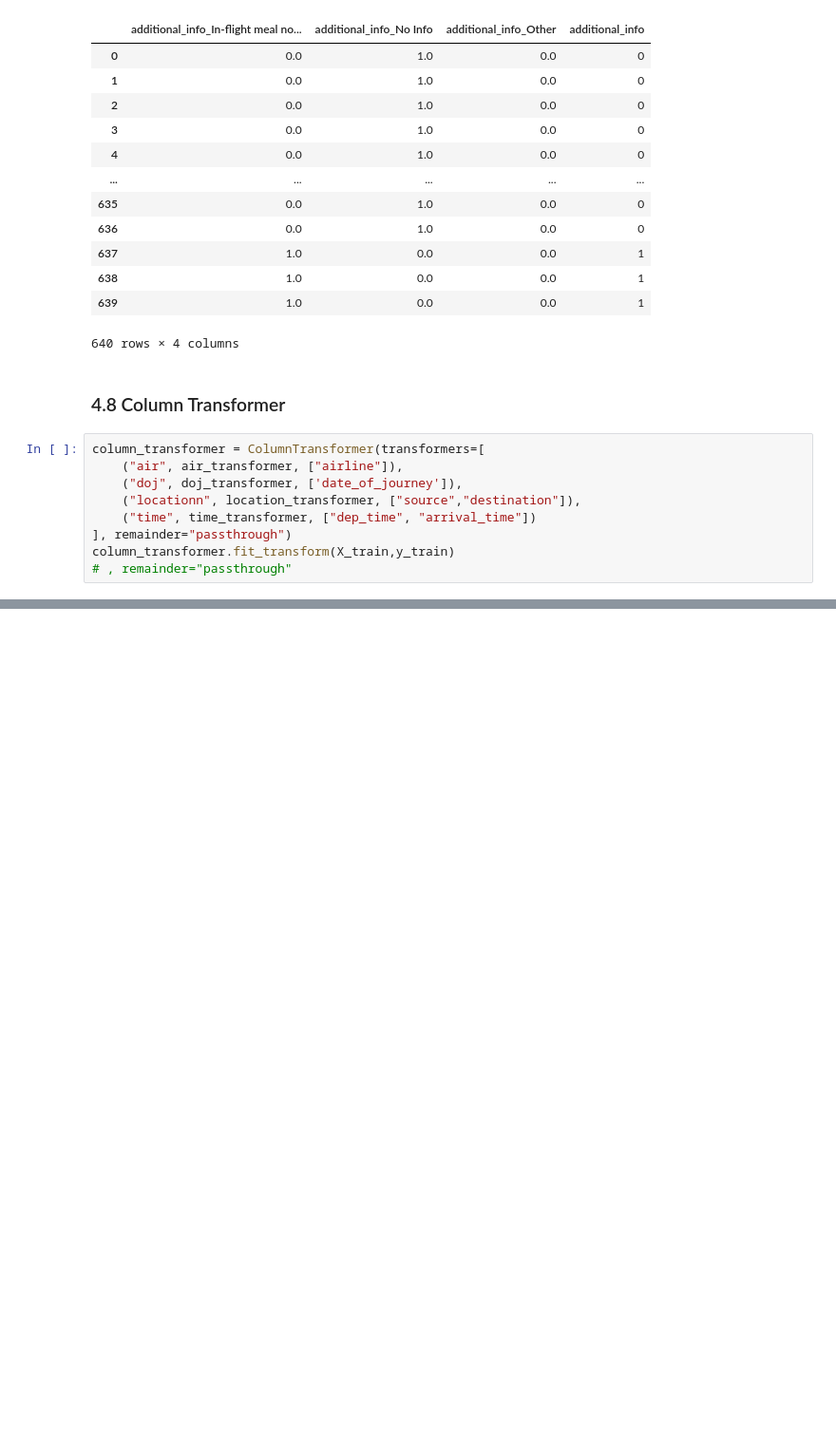
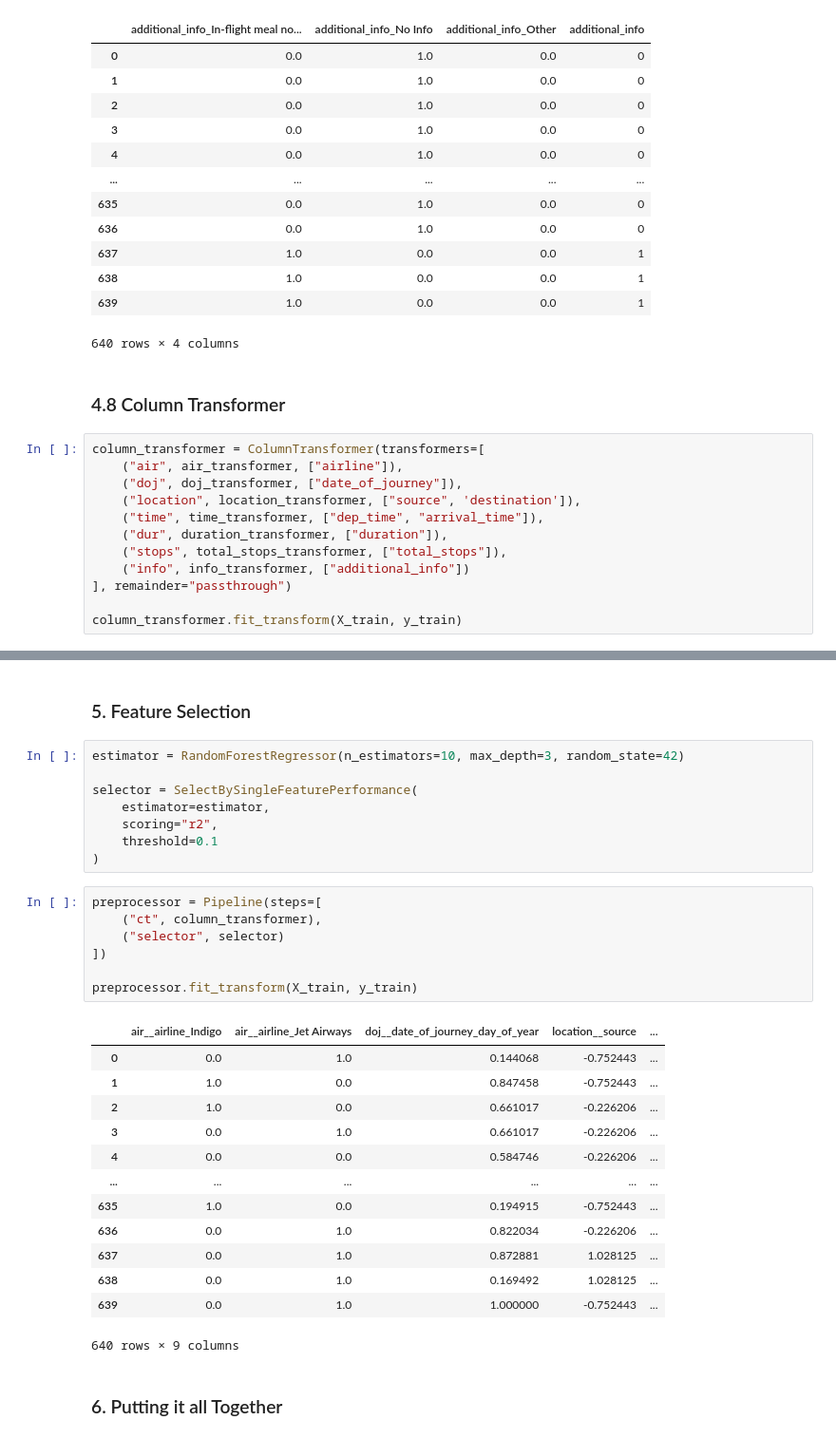
Before and after one commit to mishraatharva/flight_price_prediction, a Jupyter notebook: notebooks/feature_engineering.ipynb, the cells around one changed output, grey strips where cells are left out. Shown at 95% size. Cells and saved outputs as stored; diff of their text form; blank space fills up the shorter version.

```diff
--- a/notebooks/feature_engineering.ipynb
+++ b/notebooks/feature_engineering.ipynb
@@ -694,13 +714,16 @@ info_transformer.fit_transform(X_train.loc[:, ["additional_info"]])
 ### 4.8 Column Transformer
 # %%
 column_transformer = ColumnTransformer(transformers=[
-    ("air", air_transformer, ["airline"]),
-    ("doj", doj_transformer, ['date_of_journey']),
-    ("locationn", location_transformer, ["source","destination"]),
-    ("time", time_transformer, ["dep_time", "arrival_time"])
+	("air", air_transformer, ["airline"]),
+	("doj", doj_transformer, ["date_of_journey"]),
+	("location", location_transformer, ["source", 'destination']),
+	("time", time_transformer, ["dep_time", "arrival_time"]),
+	("dur", duration_transformer, ["duration"]),
+	("stops", total_stops_transformer, ["total_stops"]),
+	("info", info_transformer, ["additional_info"])
 ], remainder="passthrough")
-column_transformer.fit_transform(X_train,y_train)
-# , remainder="passthrough"
+
+column_transformer.fit_transform(X_train, y_train)
 # %% [output]
 |  | air__airline_Air India | air__airline_Indigo | air__airline_Jet Airways | air__airline_Multiple Carriers | ... |
 | 0 | 0.0 | 0.0 | 1.0 | 0.0 | ... |
@@ -717,0 +741,33 @@ column_transformer.fit_transform(X_train,y_train)
+# %% [markdown]
+### 5. Feature Selection
+# %%
+estimator = RandomForestRegressor(n_estimators=10, max_depth=3, random_state=42)
+
+selector = SelectBySingleFeaturePerformance(
+	estimator=estimator,
+	scoring="r2",
+	threshold=0.1
+)
+# %%
+preprocessor = Pipeline(steps=[
+	("ct", column_transformer),
+	("selector", selector)
+])
+
+preprocessor.fit_transform(X_train, y_train)
+# %% [output]
+|  | air__airline_Indigo | air__airline_Jet Airways | doj__date_of_journey_day_of_year | location__source | ... |
+| 0 | 0.0 | 1.0 | 0.144068 | -0.752443 | ... |
+| 1 | 1.0 | 0.0 | 0.847458 | -0.752443 | ... |
+| 2 | 1.0 | 0.0 | 0.661017 | -0.226206 | ... |
+| 3 | 0.0 | 1.0 | 0.661017 | -0.226206 | ... |
+| 4 | 0.0 | 0.0 | 0.584746 | -0.226206 | ... |
+| ... | ... | ... | ... | ... | ... |
+| 635 | 1.0 | 0.0 | 0.194915 | -0.752443 | ... |
+| 636 | 0.0 | 1.0 | 0.822034 | -0.226206 | ... |
+| 637 | 0.0 | 1.0 | 0.872881 | 1.028125 | ... |
+| 638 | 0.0 | 1.0 | 0.169492 | 1.028125 | ... |
+| 639 | 0.0 | 1.0 | 1.000000 | -0.752443 | ... |
+640 rows × 9 columns
+# %% [markdown]
+### 6. Putting it all Together
```
Also changed, not shown: parts of 14 cells of this notebook, 5 other files.
